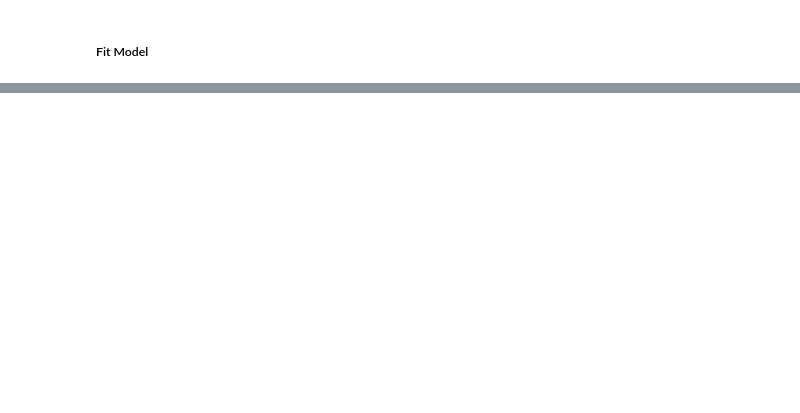
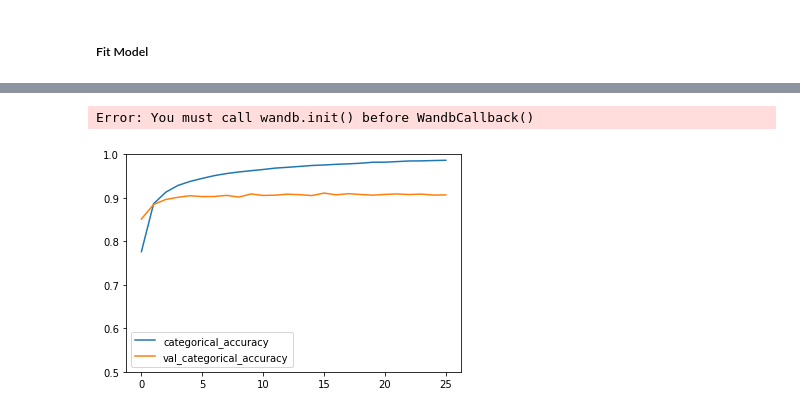
Before and after one commit to jdwalbur/CS254MLFinalProject, a Jupyter notebook: final-project.ipynb, the cells around one changed output, grey strips where cells are left out. Cells and saved outputs as stored; diff of their text form; code cells hidden in the pictures; blank space fills up the shorter version.

```diff
--- a/final-project.ipynb
+++ b/final-project.ipynb
@@ -1453,0 +1531,5 @@ plt.show()
+# %%
+X_train, X_test_and_val, y_train, y_test_and_val = train_test_split(X, y, test_size=0.2)
+X_test, X_val, y_test, y_val = train_test_split(X_test_and_val, y_test_and_val, test_size=0.5)
+
+del X, y, X_test_and_val, y_test_and_val
@@ -1453,0 +1588,33 @@ plt.show()
+# %%
+# Callback to stop when loss stops increasing
+early_stopping = ks.callbacks.EarlyStopping(
+    monitor='val_categorical_accuracy',
+    patience=10)
+
+paper_model.compile(
+    optimizer=ks.optimizers.Adam(learning_rate=config['learning_rate'],
+                                 beta_1=config['beta_1'],
+                                 beta_2=config['beta_2'],
+                                 epsilon=config['epsilon']),
+    loss=config['loss'],
+    metrics=[config['loss'], 'categorical_accuracy'])
+
+# This will start the training and save each epoch output in the history list
+paper_model_history = paper_model.fit(
+    X_train, y_train,
+    batch_size=config['batch_size'],
+    epochs=config['epochs'],
+    validation_data=(X_val, y_val),
+    callbacks=[wandb.keras.WandbCallback(), early_stopping])
+
+run.finish()
+# %% [output]
+Error: You must call wandb.init() before WandbCallback()
+# %%
+plt.plot(paper_model_history.history['categorical_accuracy'], label='categorical_accuracy')
+plt.plot(paper_model_history.history['val_categorical_accuracy'], label='val_categorical_accuracy')
+plt.legend()
+plt.ylim(0.5, 1)
+plt.show()
+# %% [output]
+[figure, added]
```
Also changed, not shown: parts of 50 cells of this notebook.
